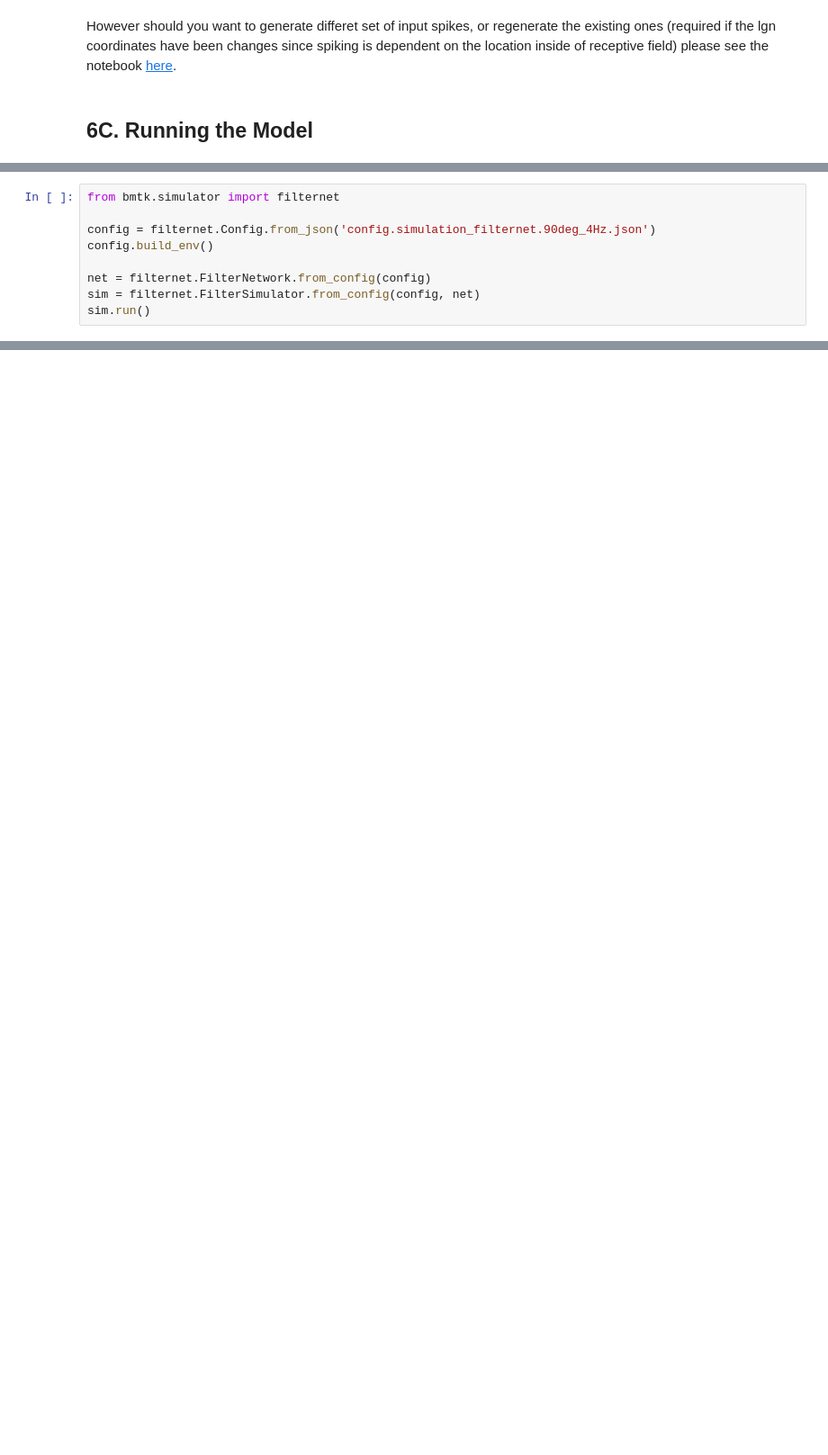
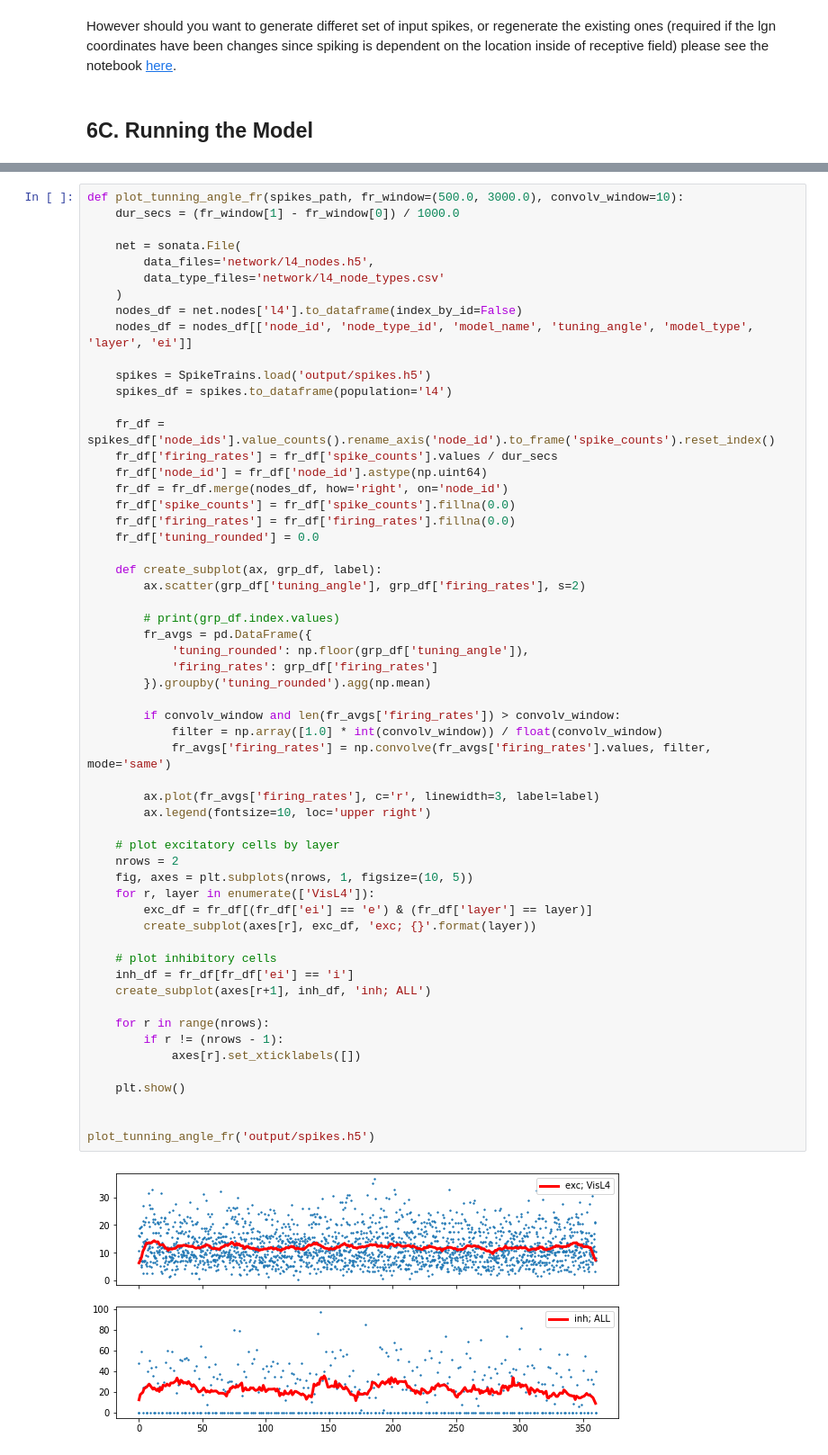
Before and after one commit to AllenInstitute/bmtk_workshop_2022, a Jupyter notebook: Ch6_l4model/6. The L4 Model.ipynb, the cells around one changed output, grey strips where cells are left out. Shown at 90% size. Saved outputs shown, nothing was run; the diff lists cells and outputs as text; blank space fills up the shorter version.

```diff
--- a/Ch6_l4model/6. The L4 Model.ipynb
+++ b/Ch6_l4model/6. The L4 Model.ipynb
@@ -1032,9 +89,0 @@ or in the jupyter notebook:
-# %%
-from bmtk.simulator import filternet
-
-config = filternet.Config.from_json('config.simulation_filternet.90deg_4Hz.json')
-config.build_env()
-
-net = filternet.FilterNetwork.from_config(config)
-sim = filternet.FilterSimulator.from_config(config, net)
-sim.run()
@@ -1292,0 +140,59 @@ import nest
+# %%
+def plot_tunning_angle_fr(spikes_path, fr_window=(500.0, 3000.0), convolv_window=10):
+    dur_secs = (fr_window[1] - fr_window[0]) / 1000.0
+
+    net = sonata.File(
+        data_files='network/l4_nodes.h5',
+        data_type_files='network/l4_node_types.csv'
+    )
+    nodes_df = net.nodes['l4'].to_dataframe(index_by_id=False)
+    nodes_df = nodes_df[['node_id', 'node_type_id', 'model_name', 'tuning_angle', 'model_type', 'layer', 'ei']]
+
+    spikes = SpikeTrains.load('output/spikes.h5')
+    spikes_df = spikes.to_dataframe(population='l4')
+
+    fr_df = spikes_df['node_ids'].value_counts().rename_axis('node_id').to_frame('spike_counts').reset_index()
+    fr_df['firing_rates'] = fr_df['spike_counts'].values / dur_secs
+    fr_df['node_id'] = fr_df['node_id'].astype(np.uint64)
+    fr_df = fr_df.merge(nodes_df, how='right', on='node_id')
+    fr_df['spike_counts'] = fr_df['spike_counts'].fillna(0.0)
+    fr_df['firing_rates'] = fr_df['firing_rates'].fillna(0.0)
+    fr_df['tuning_rounded'] = 0.0
+
+    def create_subplot(ax, grp_df, label):
+        ax.scatter(grp_df['tuning_angle'], grp_df['firing_rates'], s=2)
+
+        # print(grp_df.index.values)
+        fr_avgs = pd.DataFrame({
+            'tuning_rounded': np.floor(grp_df['tuning_angle']),
+            'firing_rates': grp_df['firing_rates']
+        }).groupby('tuning_rounded').agg(np.mean)
+
+        if convolv_window and len(fr_avgs['firing_rates']) > convolv_window:
+            filter = np.array([1.0] * int(convolv_window)) / float(convolv_window)
+            fr_avgs['firing_rates'] = np.convolve(fr_avgs['firing_rates'].values, filter, mode='same')
+
+        ax.plot(fr_avgs['firing_rates'], c='r', linewidth=3, label=label)
+        ax.legend(fontsize=10, loc='upper right')
+
+    # plot excitatory cells by layer
+    nrows = 2
+    fig, axes = plt.subplots(nrows, 1, figsize=(10, 5))
+    for r, layer in enumerate(['VisL4']):
+        exc_df = fr_df[(fr_df['ei'] == 'e') & (fr_df['layer'] == layer)]
+        create_subplot(axes[r], exc_df, 'exc; {}'.format(layer))
+
+    # plot inhibitory cells
+    inh_df = fr_df[fr_df['ei'] == 'i']
+    create_subplot(axes[r+1], inh_df, 'inh; ALL')
+
+    for r in range(nrows):
+        if r != (nrows - 1):
+            axes[r].set_xticklabels([])
+
+    plt.show()
+
+
+plot_tunning_angle_fr('output/spikes.h5')
+# %% [output]
+[figure, added]
```
Also changed, not shown: parts of 45 cells of this notebook, 6 other files.
